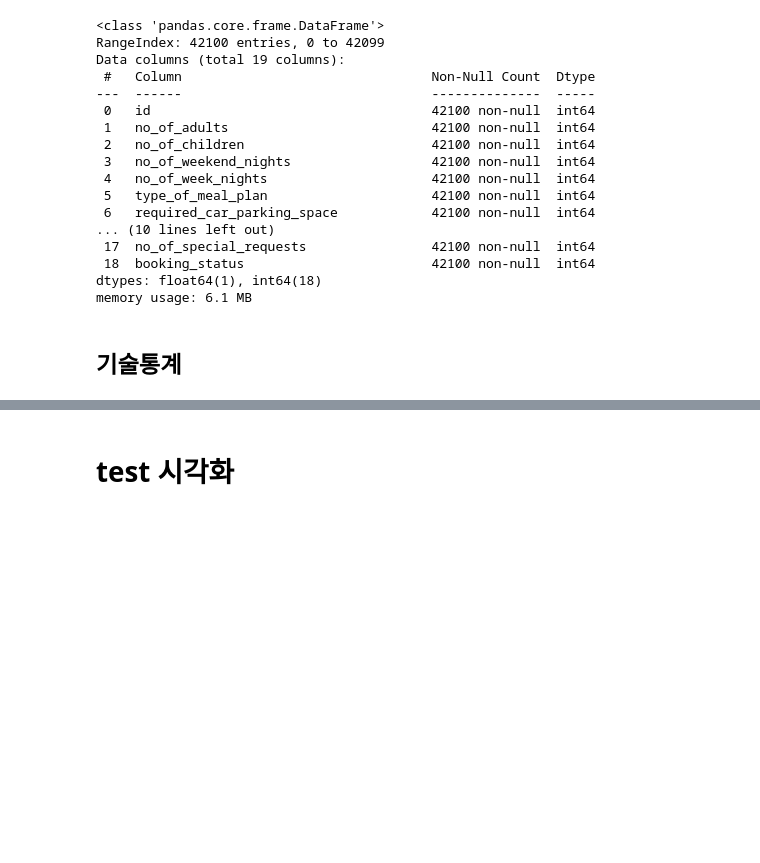
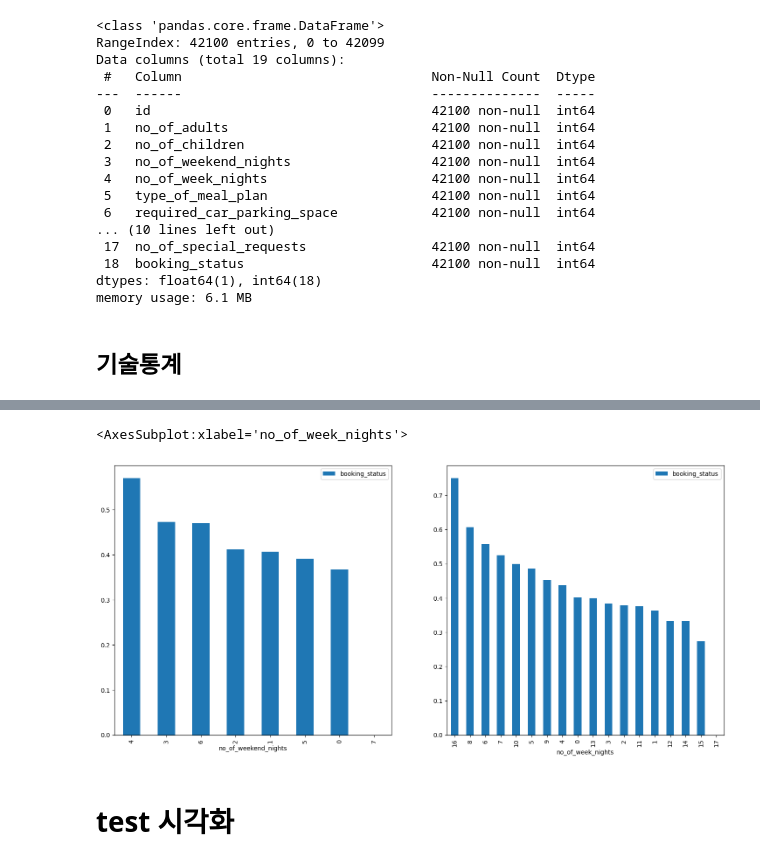
Before and after one commit to DataAnalysisProjectStudy-2023/Suhan, a Jupyter notebook: kaggle/230223/study.ipynb, the cells around one changed output, grey strips where cells are left out. Cells and saved outputs as stored; diff of their text form; code cells hidden in the pictures; blank space fills up the shorter version.

```diff
--- a/kaggle/230223/study.ipynb
+++ b/kaggle/230223/study.ipynb
@@ -107,3 +189,11 @@ train.describe().round(2)
+# %%
+f, ax = plt.subplots(1, 2, figsize = (18, 8))
+
+train[['no_of_weekend_nights', 'booking_status']].groupby(['no_of_weekend_nights'], as_index = True).mean().sort_values(by = 'booking_status', ascending=False).plot.bar(ax = ax[0])
+train[['no_of_week_nights', 'booking_status']].groupby(['no_of_week_nights'], as_index = True).mean().sort_values(by = 'booking_status',ascending=False).plot.bar(ax = ax[1])
+# %% [output]
+<AxesSubplot:xlabel='no_of_week_nights'>
+[figure, added]
 # %% [markdown]
 # test 시각화
 # %%
```
Also changed, not shown: parts of 20 cells of this notebook.
